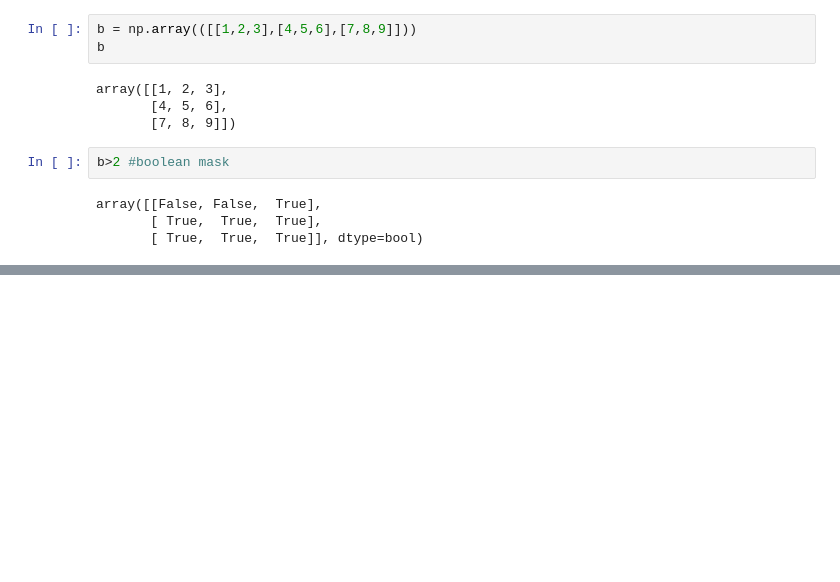
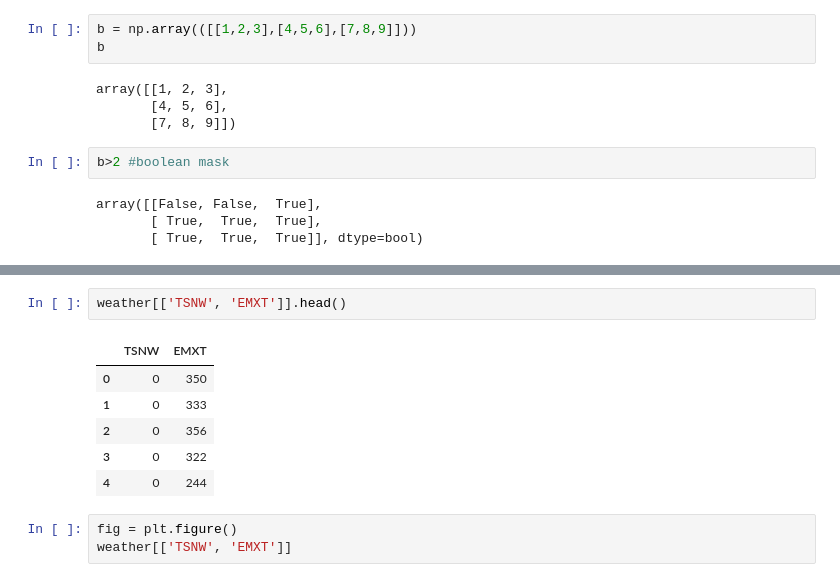
Before and after one commit to GCDigitalFellows/gcdrb_sessions, a Jupyter notebook: science.ipynb, the cells around one changed output, grey strips where cells are left out. Drawn from its saved outputs; the diff is of its cells as text; blank space fills up the shorter version.

```diff
--- a/science.ipynb
+++ b/science.ipynb
@@ -91,0 +152,12 @@ array([3, 4, 5, 6, 7, 8, 9])
+# %%
+weather[['TSNW', 'EMXT']].head()
+# %% [output]
+|  | TSNW | EMXT |
+| 0 | 0 | 350 |
+| 1 | 0 | 333 |
+| 2 | 0 | 356 |
+| 3 | 0 | 322 |
+| 4 | 0 | 244 |
+# %%
+fig = plt.figure()
+weather[['TSNW', 'EMXT']]
```
Also changed, not shown: parts of 17 cells of this notebook.
